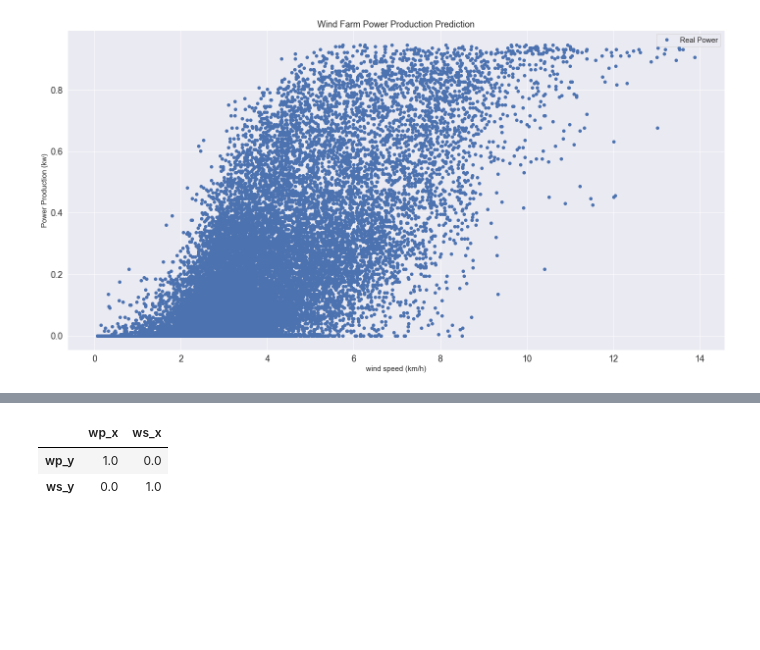
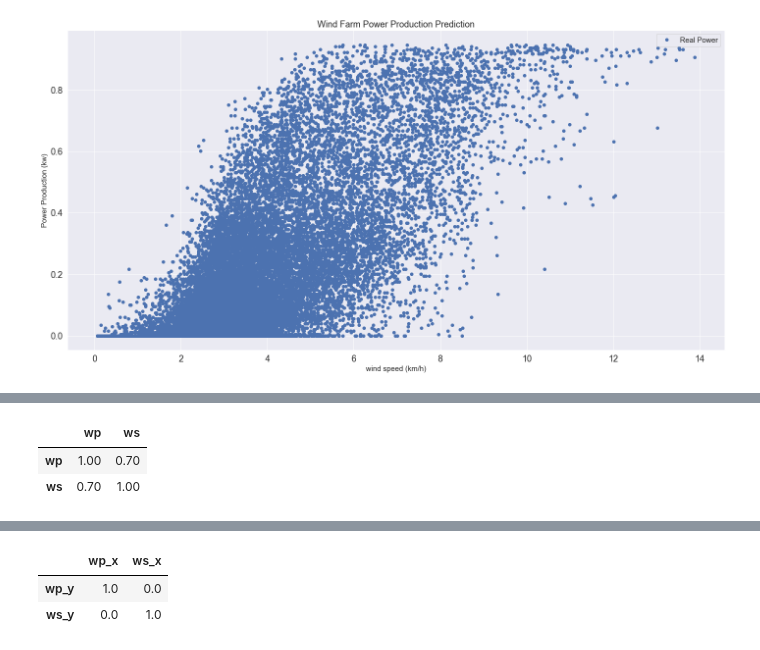
Before and after one commit to Farzad-R/wind_power_kaggle, a Jupyter notebook: src/EDA/data_analysis.ipynb, the cells around one changed output, grey strips where cells are left out. Drawn from its saved outputs; the diff is of its cells as text; code cells hidden in the pictures; blank space fills up the shorter version.

```diff
--- a/src/EDA/data_analysis.ipynb
+++ b/src/EDA/data_analysis.ipynb
@@ -111,0 +142,6 @@ wp1.plot_wind_power_curve()
+# %%
+wp1.check_correlation()
+# %% [output]
+|  | wp | ws |
+| wp | 1.00 | 0.70 |
+| ws | 0.70 | 1.00 |
```
Also changed, not shown: parts of 24 cells of this notebook, 1 other file.
